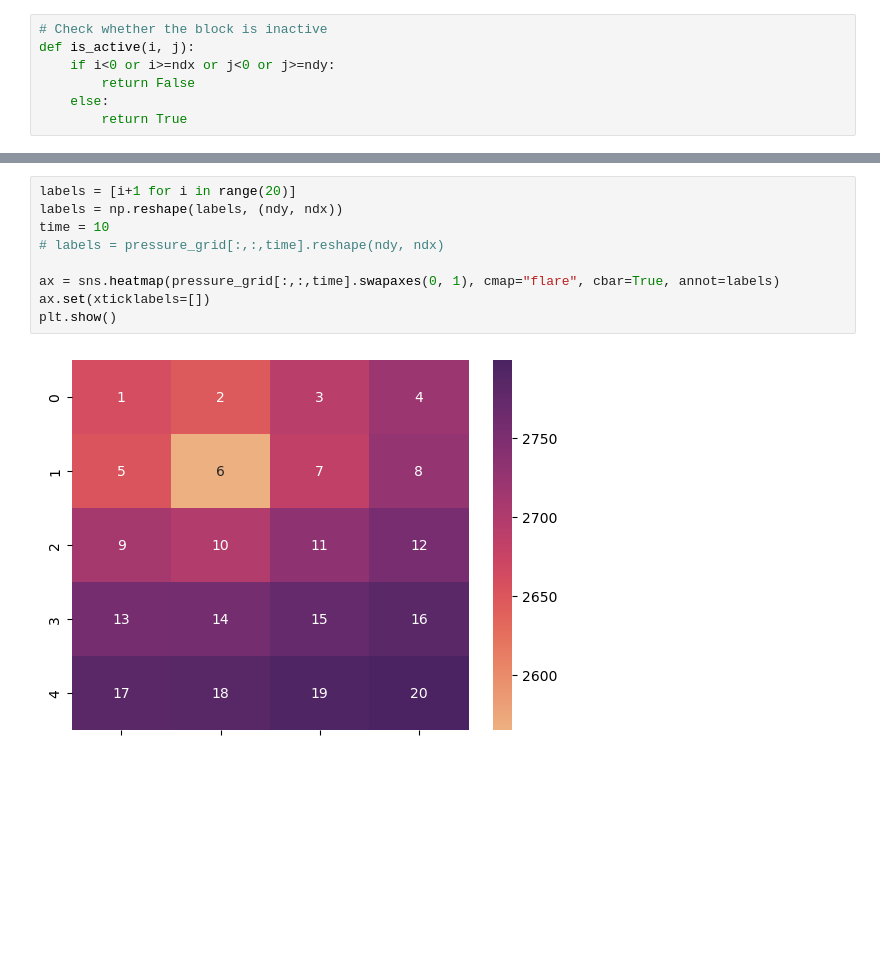
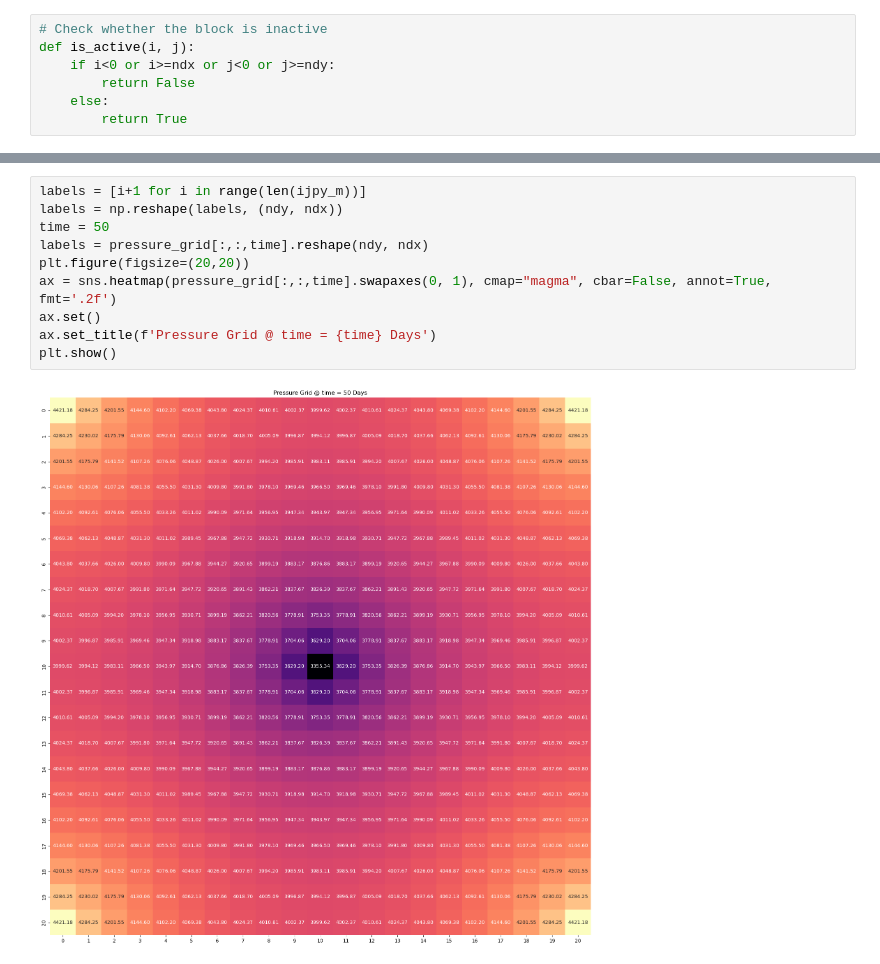
Before and after one commit to saeedtelvari/Reservoir-Simulation, a Jupyter notebook: 2D_IMPLICIT_BOOK.ipynb, the cells around one changed output, grey strips where cells are left out. Cells and saved outputs as stored; diff of their text form; blank space fills up the shorter version.

```diff
--- a/2D_IMPLICIT_BOOK.ipynb
+++ b/2D_IMPLICIT_BOOK.ipynb
@@ -123,11 +120,12 @@ plt.colorbar()
-# %%
-labels = [i+1 for i in range(20)]
-labels = np.reshape(labels, (ndy, ndx))
-time = 10
-# labels = pressure_grid[:,:,time].reshape(ndy, ndx)
-
-ax = sns.heatmap(pressure_grid[:,:,time].swapaxes(0, 1), cmap="flare", cbar=True, annot=labels)
-ax.set(xticklabels=[])
-plt.show()
-# %% [output]
-[figure, removed]
+# %%
+labels = [i+1 for i in range(len(ijpy_m))]
+labels = np.reshape(labels, (ndy, ndx))
+time = 50
+labels = pressure_grid[:,:,time].reshape(ndy, ndx)
+plt.figure(figsize=(20,20))
+ax = sns.heatmap(pressure_grid[:,:,time].swapaxes(0, 1), cmap="magma", cbar=False, annot=True, fmt='.2f')
+ax.set()
+ax.set_title(f'Pressure Grid @ time = {time} Days')
+plt.show()
+# %% [output]
+[figure, added]
```
Also changed, not shown: parts of 6 cells of this notebook, 1 other file.
